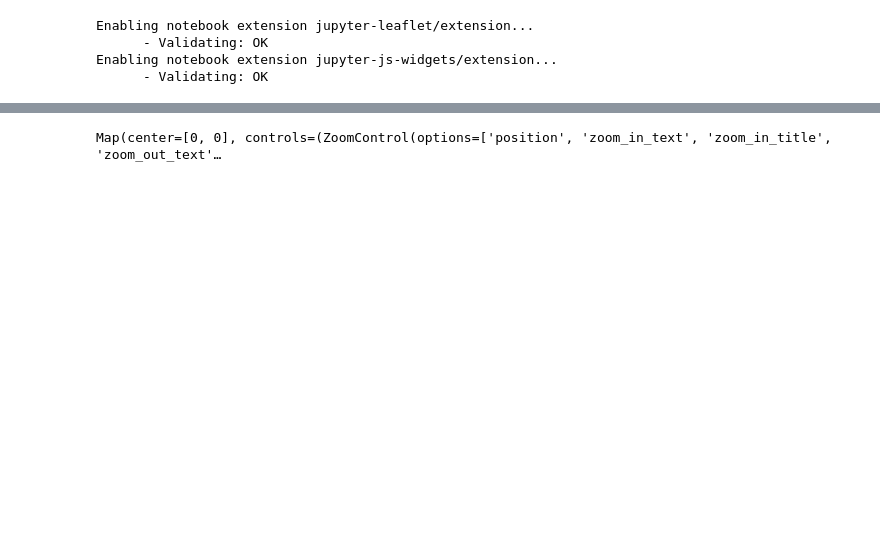
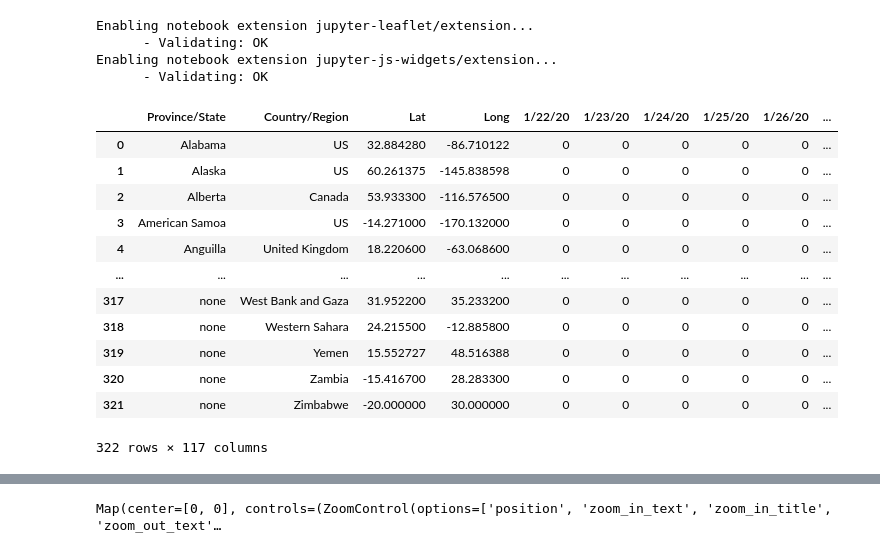
Before and after one commit to Ccamm/coronavirus_network, a Jupyter notebook: coronavirus_infection_path.ipynb, the cells around one changed output, grey strips where cells are left out. Drawn from its saved outputs; the diff is of its cells as text; code cells hidden in the pictures; blank space fills up the shorter version.

```diff
--- a/coronavirus_infection_path.ipynb
+++ b/coronavirus_infection_path.ipynb
@@ -141,3 +49,24 @@ from ipyleaflet import (
     Marker, FullScreenControl, LayersControl,
     LayerGroup, CircleMarker, Polyline
 )
+# %%
+covid_data_manager = CovidData()
+
+bin_region_column = 'state'
+covid_data, routes_data = covid_data_manager.getData(bin_region_column=bin_region_column)
+data_confirmed = covid_data['confirmed']
+data_confirmed
+# %% [output]
+|  | Province/State | Country/Region | Lat | Long | 1/22/20 | 1/23/20 | 1/24/20 | 1/25/20 | 1/26/20 | ... |
+| 0 | Alabama | US | 32.884280 | -86.710122 | 0 | 0 | 0 | 0 | 0 | ... |
+| 1 | Alaska | US | 60.261375 | -145.838598 | 0 | 0 | 0 | 0 | 0 | ... |
+| 2 | Alberta | Canada | 53.933300 | -116.576500 | 0 | 0 | 0 | 0 | 0 | ... |
+| 3 | American Samoa | US | -14.271000 | -170.132000 | 0 | 0 | 0 | 0 | 0 | ... |
+| 4 | Anguilla | United Kingdom | 18.220600 | -63.068600 | 0 | 0 | 0 | 0 | 0 | ... |
+| ... | ... | ... | ... | ... | ... | ... | ... | ... | ... | ... |
+| 317 | none | West Bank and Gaza | 31.952200 | 35.233200 | 0 | 0 | 0 | 0 | 0 | ... |
+| 318 | none | Western Sahara | 24.215500 | -12.885800 | 0 | 0 | 0 | 0 | 0 | ... |
+| 319 | none | Yemen | 15.552727 | 48.516388 | 0 | 0 | 0 | 0 | 0 | ... |
+| 320 | none | Zambia | -15.416700 | 28.283300 | 0 | 0 | 0 | 0 | 0 | ... |
+| 321 | none | Zimbabwe | -20.000000 | 30.000000 | 0 | 0 | 0 | 0 | 0 | ... |
+322 rows × 117 columns
```
Also changed, not shown: parts of 17 cells of this notebook, 24 other files.
